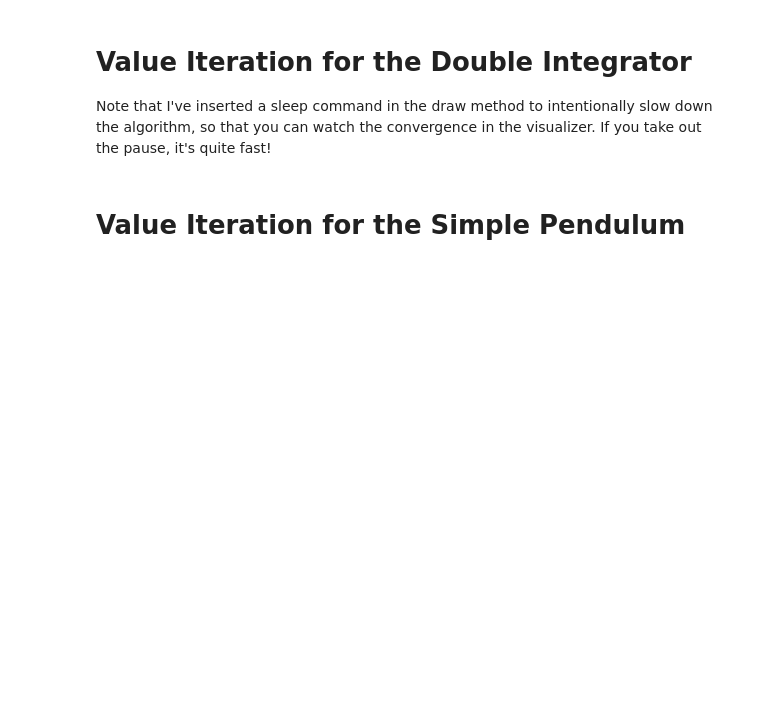
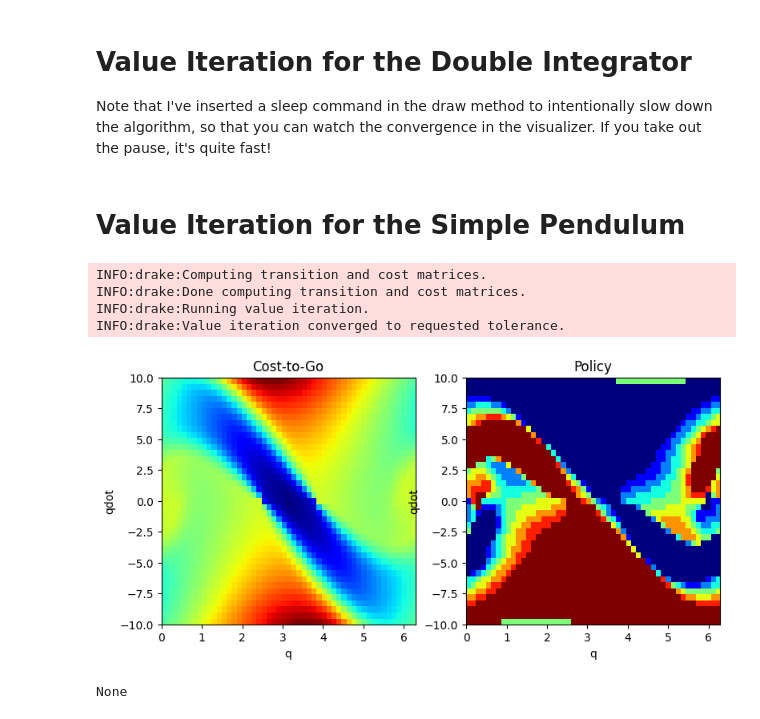
Before and after one commit to RussTedrake/underactuated, a Jupyter notebook: book/dp/on_a_mesh.ipynb, the cells around one changed output. Drawn from its saved outputs; the diff is of its cells as text; code cells hidden in the pictures; blank space fills up the shorter version.

```diff
--- a/book/dp/on_a_mesh.ipynb
+++ b/book/dp/on_a_mesh.ipynb
@@ -174,7 +176,7 @@ def pendulum_swingup_example(min_time=True, animate=True):
     options = DynamicProgrammingOptions()
 
     qbins = np.linspace(0.0, 2.0 * np.pi, 51)
-    qdotbins = np.linspace(-10.0, 10.0, 51)
+    qdotbins = np.linspace(-10.0, 10.0, 41)
     state_grid = [set(qbins), set(qdotbins)]
     options.periodic_boundary_conditions = [
         PeriodicBoundaryCondition(0, 0.0, 2.0 * np.pi),
@@ -266,32 +268,39 @@ def pendulum_swingup_example(min_time=True, animate=True):
 
     if animate:
         print("Simulating...")
         simulate(policy)
 
     fig = plt.figure(figsize=(9, 4))
     ax1, ax2 = fig.subplots(1, 2)
     ax1.set_xlabel("q")
     ax1.set_ylabel("qdot")
     ax1.set_title("Cost-to-Go")
     ax2.set_xlabel("q")
     ax2.set_ylabel("qdot")
     ax2.set_title("Policy")
     ax1.imshow(
-        J,
+        Q,
         cmap=cm.jet,
         aspect="auto",
         extent=(qbins[0], qbins[-1], qdotbins[-1], qdotbins[0]),
     )
     ax1.invert_yaxis()
     Pi = np.reshape(policy.get_output_values(), Q.shape)
     ax2.imshow(
         Pi,
         cmap=cm.jet,
         aspect="auto",
         extent=(qbins[0], qbins[-1], qdotbins[-1], qdotbins[0]),
     )
     ax2.invert_yaxis()
     display(plt.show())
 
 
-pendulum_swingup_example(min_time=False, animate=True)
+pendulum_swingup_example(min_time=False, animate=False)
+# %% [output]
+INFO:drake:Computing transition and cost matrices.
+INFO:drake:Done computing transition and cost matrices.
+INFO:drake:Running value iteration.
+INFO:drake:Value iteration converged to requested tolerance.
+[figure, added]
+None
```
Also changed, not shown: parts of 1 cell of this notebook, 2 other files.
